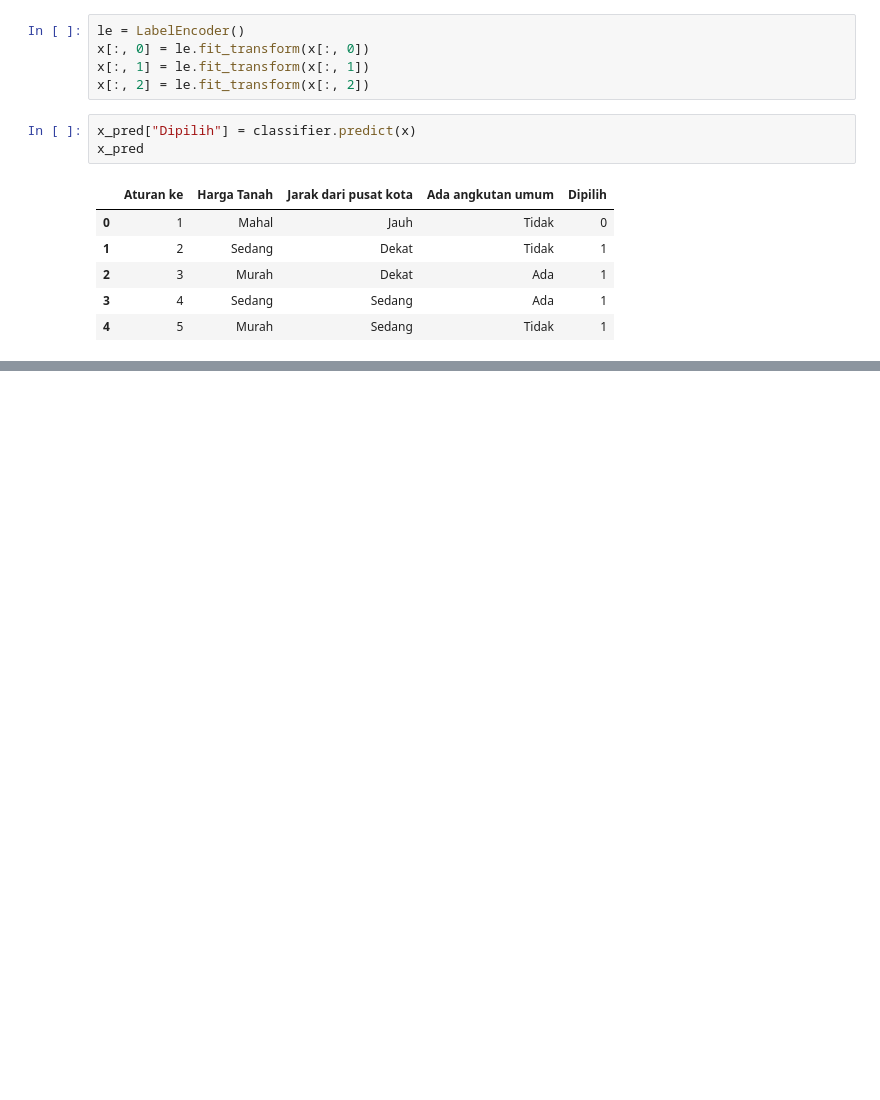
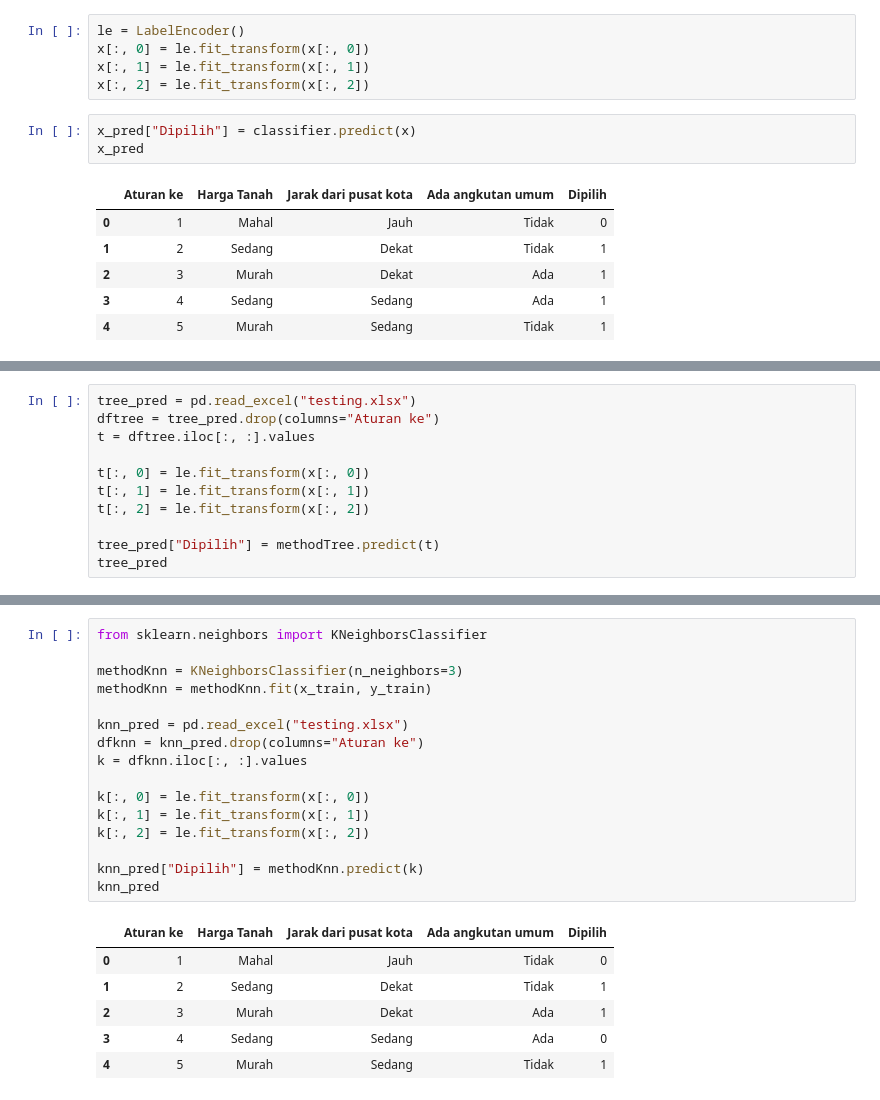
Before and after one commit to mdayann/naive-bayes-intro, a Jupyter notebook: NaiveBayesPerumahan.ipynb, the cells around one changed output, grey strips where cells are left out. Drawn from its saved outputs; the diff is of its cells as text; blank space fills up the shorter version.

```diff
--- a/NaiveBayesPerumahan.ipynb
+++ b/NaiveBayesPerumahan.ipynb
@@ -144,0 +161,11 @@ x_pred
+# %%
+tree_pred = pd.read_excel("testing.xlsx")
+dftree = tree_pred.drop(columns="Aturan ke")
+t = dftree.iloc[:, :].values
+
+t[:, 0] = le.fit_transform(x[:, 0])
+t[:, 1] = le.fit_transform(x[:, 1])
+t[:, 2] = le.fit_transform(x[:, 2])
+
+tree_pred["Dipilih"] = methodTree.predict(t)
+tree_pred
@@ -144,0 +179,23 @@ x_pred
+# %%
+from sklearn.neighbors import KNeighborsClassifier
+
+methodKnn = KNeighborsClassifier(n_neighbors=3)
+methodKnn = methodKnn.fit(x_train, y_train)
+
+knn_pred = pd.read_excel("testing.xlsx")
+dfknn = knn_pred.drop(columns="Aturan ke")
+k = dfknn.iloc[:, :].values
+
+k[:, 0] = le.fit_transform(x[:, 0])
+k[:, 1] = le.fit_transform(x[:, 1])
+k[:, 2] = le.fit_transform(x[:, 2])
+
+knn_pred["Dipilih"] = methodKnn.predict(k)
+knn_pred
+# %% [output]
+|  | Aturan ke | Harga Tanah | Jarak dari pusat kota | Ada angkutan umum | Dipilih |
+| 0 | 1 | Mahal | Jauh | Tidak | 0 |
+| 1 | 2 | Sedang | Dekat | Tidak | 1 |
+| 2 | 3 | Murah | Dekat | Ada | 1 |
+| 3 | 4 | Sedang | Sedang | Ada | 0 |
+| 4 | 5 | Murah | Sedang | Tidak | 1 |
```
Also changed, not shown: parts of 3 cells of this notebook.
